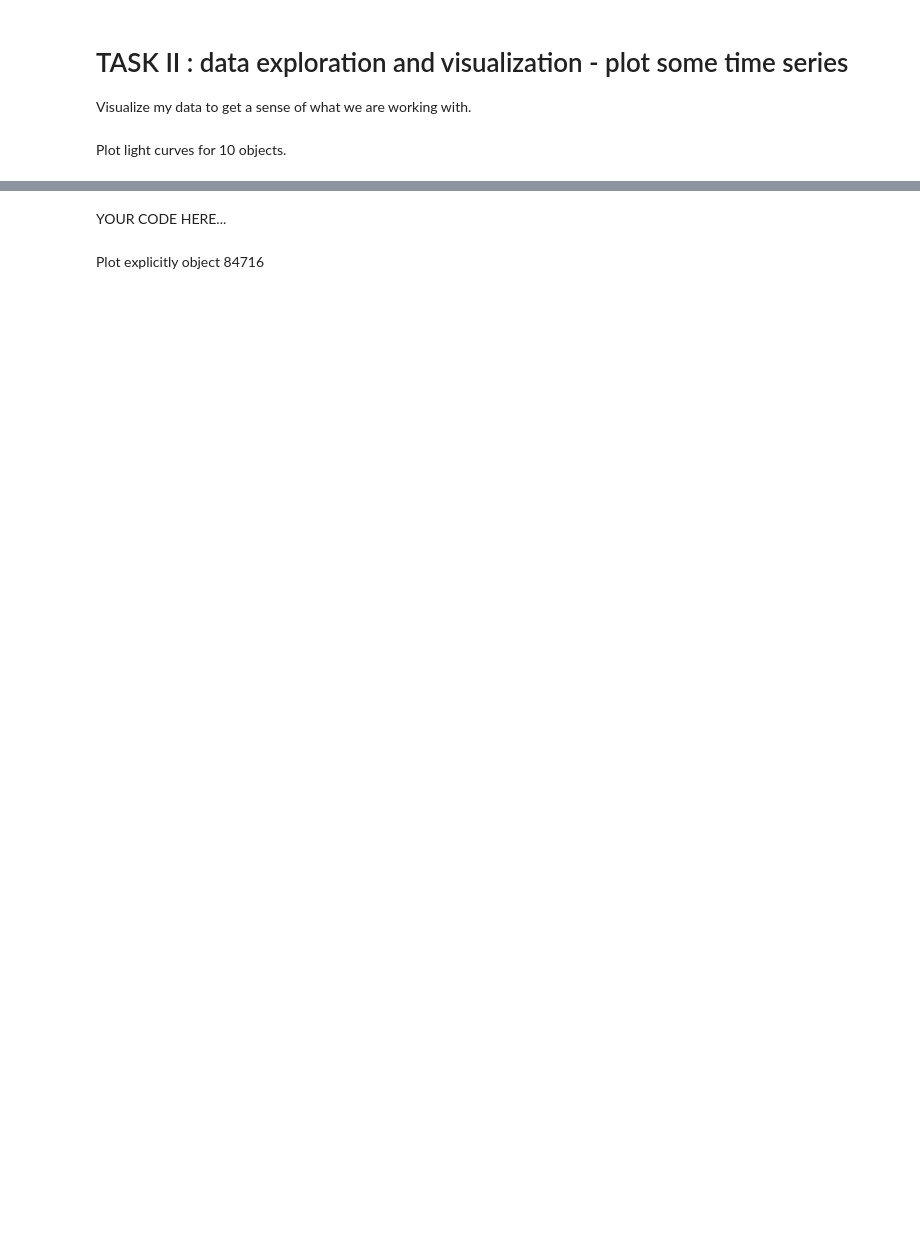
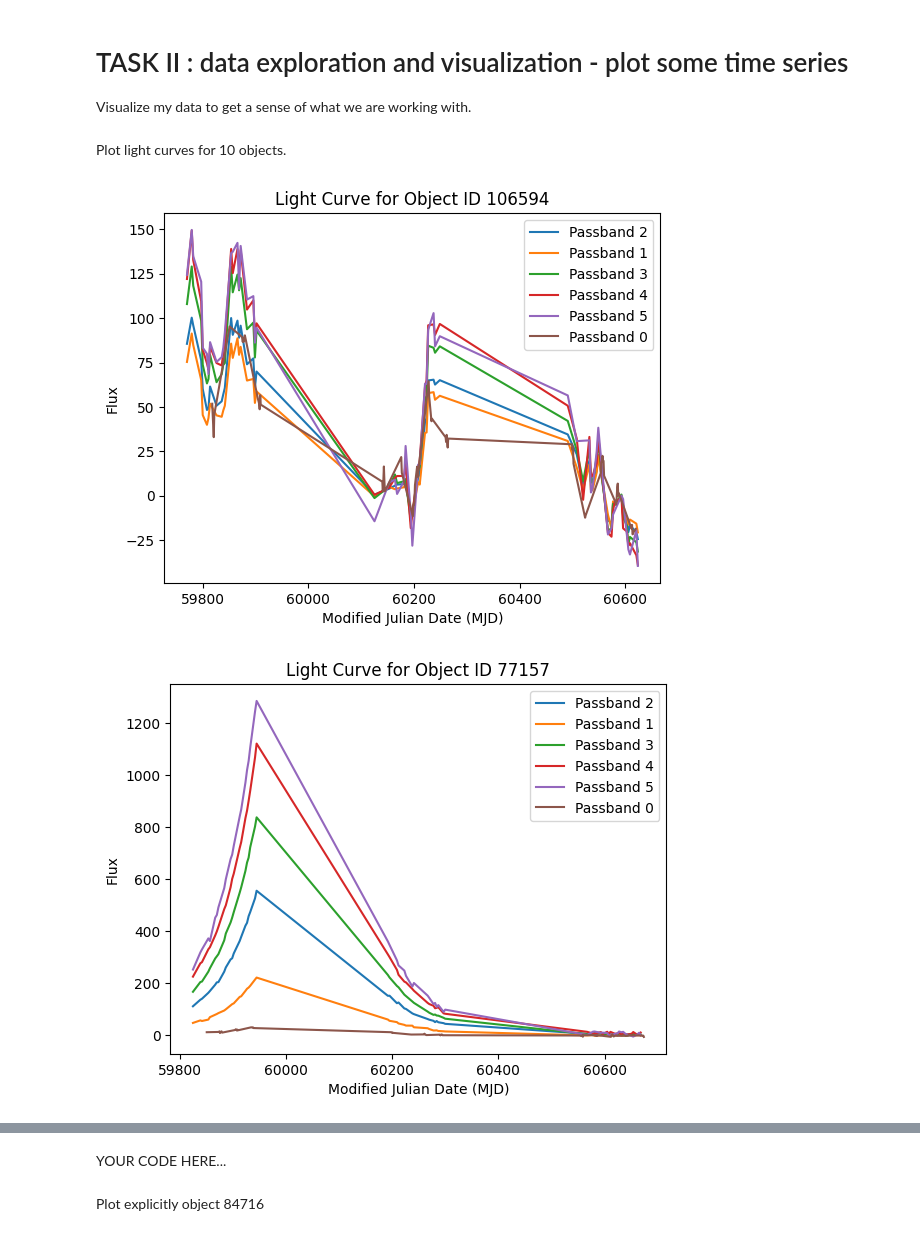
Before and after one commit to mysujan/MLTSA25_SShrestha, a Jupyter notebook: HW4/PLAsTICC_GP_homework.ipynb, the cells around one changed output, grey strips where cells are left out. Cells and saved outputs as stored; diff of their text form; code cells hidden in the pictures; blank space fills up the shorter version.

```diff
--- a/HW4/PLAsTICC_GP_homework.ipynb
+++ b/HW4/PLAsTICC_GP_homework.ipynb
@@ -94,3 +119,5 @@ lcvs = ...
+# %%
+lcvs = pd.read_csv('training_set.csv')
 # %%
 lcvs.head()
 # %% [output]
@@ -137,3 +183,26 @@ print("The metadata dataset contains features: ", metadata.shape[1])
 Visualize my data to get a sense of what we are working with.
 # %% [markdown]
 Plot light curves for 10 objects.
+# %%
+# Select 10 unique object IDs
+object_ids = np.random.choice(objects, size=10, replace=False)
+
+# Iterate through the selected object IDs and plot their light curves
+for object_id in object_ids:
+    # Filter the light curves DataFrame for the current object ID
+    obj_lc = lcvs[lcvs["object_id"] == object_id]
+
+    # Plot the light curve for each passband
+    for band in bands:
+        band_lc = obj_lc[obj_lc["passband"] == band]
+        if not band_lc.empty:
+            pl.plot(band_lc["mjd"], band_lc["flux"], label=f"Passband {band}")
+
+    pl.xlabel("Modified Julian Date (MJD)")
+    pl.ylabel("Flux")
+    pl.title(f"Light Curve for Object ID {object_id}")
+    pl.legend()
+    pl.show()
+# %% [output]
+[figure, added]
+[figure, added]
```
Also changed, not shown: parts of 14 cells of this notebook.
